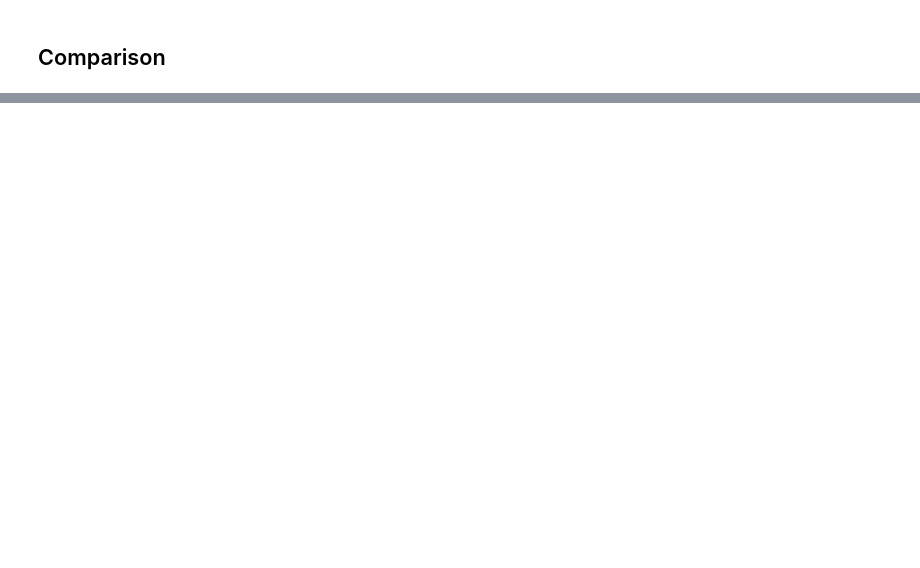
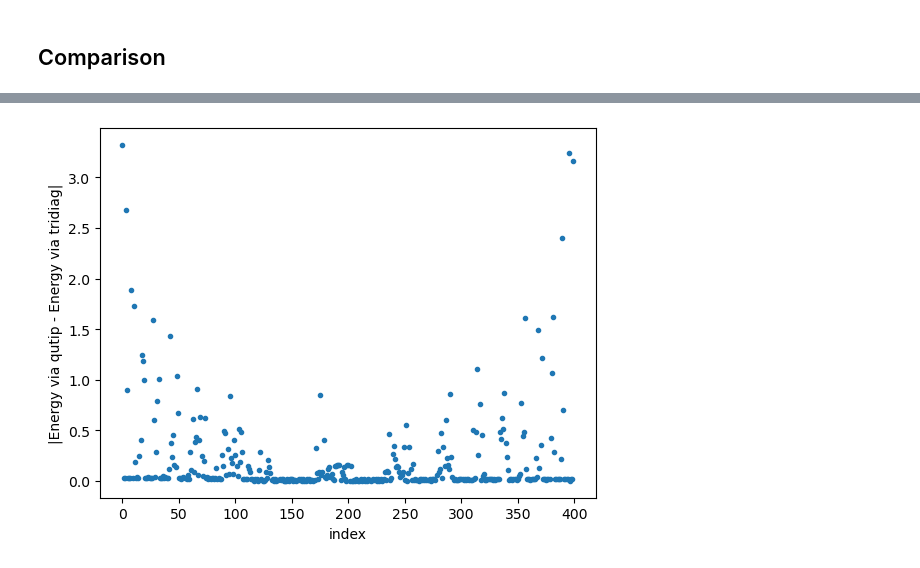
Before and after one commit to dibondar/QCantorTransformation, a Jupyter notebook: Optomechanics.ipynb, the cells around one changed output, grey strips where cells are left out. Saved outputs shown, nothing was run; the diff lists cells and outputs as text; code cells hidden in the pictures; blank space fills up the shorter version.

```diff
--- a/Optomechanics.ipynb
+++ b/Optomechanics.ipynb
@@ -87,0 +98,8 @@ plt.show()
+# %%
+plt.plot(np.abs(qutip_energies - tridiag_energies), ".", label="qutip - tridiag")
+plt.xlabel("index")
+plt.ylabel("|Energy via qutip - Energy via tridiag|")
+
+plt.show()
+# %% [output]
+[figure, added]
```
Also changed, not shown: parts of 4 cells of this notebook.
